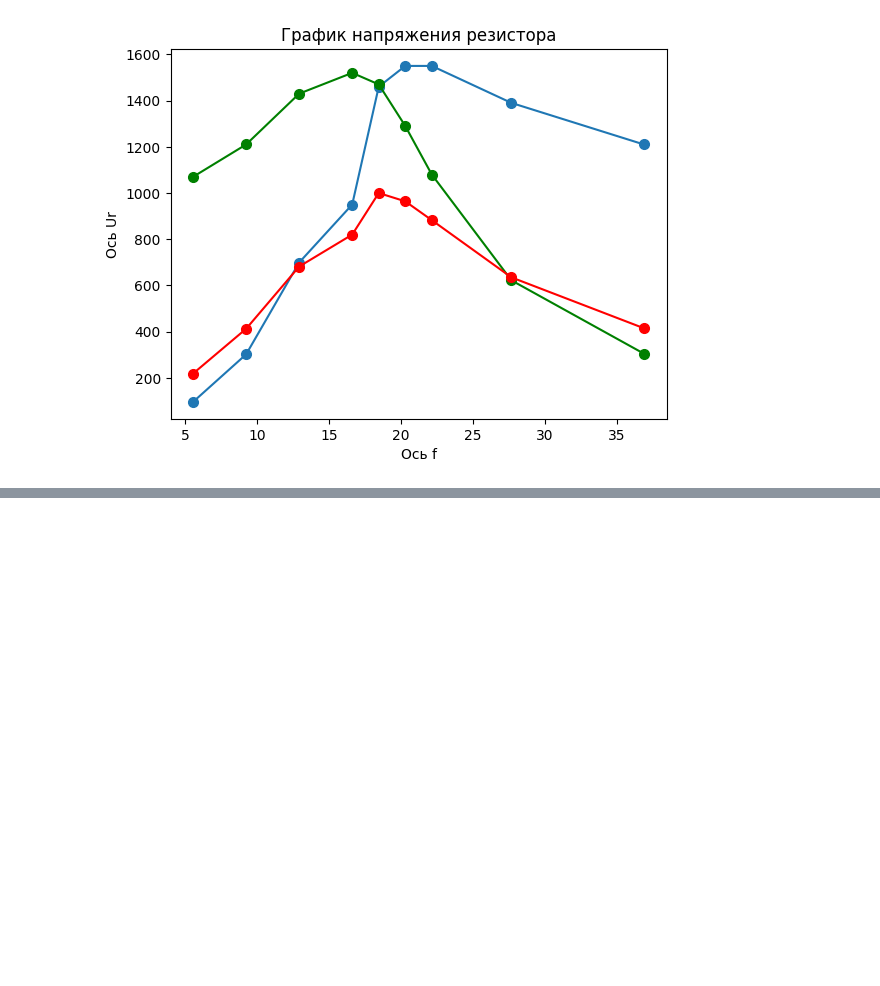
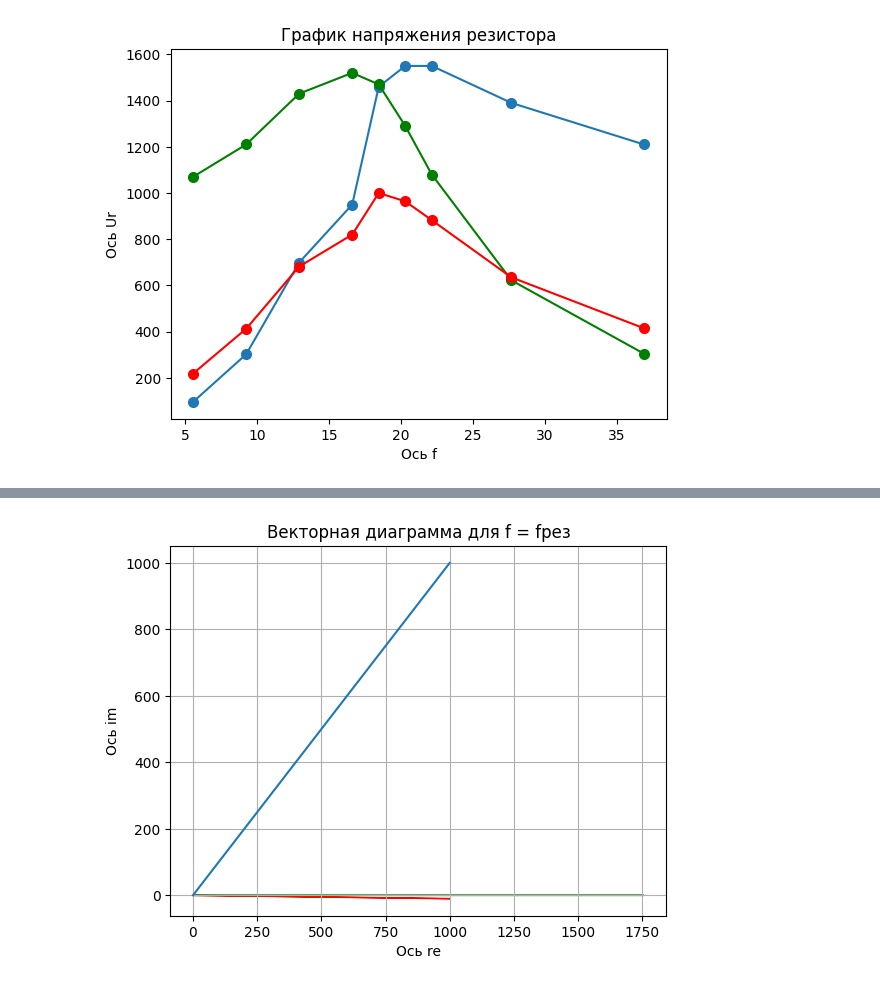
Before and after one commit to ian4ick/MIREA_fork, a Jupyter notebook: InfAndCompTechnology/Bachelor/2 course/1 Term/Electronics/Labs/2.ipynb, the cells around one changed output, grey strips where cells are left out. Saved outputs shown, nothing was run; the diff lists cells and outputs as text; code cells hidden in the pictures; blank space fills up the shorter version.

```diff
--- a/InfAndCompTechnology/Bachelor/2 course/1 Term/Electronics/Labs/2.ipynb
+++ b/InfAndCompTechnology/Bachelor/2 course/1 Term/Electronics/Labs/2.ipynb
@@ -170,0 +188,12 @@ plt.show()
+# %%
+y = np.arange(0, 1001, 100)
+plt.plot(x, y)
+plt.arrow(0, 0,Ur[4], Ul[4] - Uc[4], color = 'red', width = 0.5 )
+plt.arrow(0, 0,I[4] * 100, 0, color = 'green', width = 0.5 )
+plt.title('Векторная диаграмма для f = fрез')
+plt.xlabel('Ось re')
+plt.ylabel('Ось im')
+plt.grid()
+plt.show()
+# %% [output]
+[figure, added]
```
Also changed, not shown: parts of 5 cells of this notebook, 16 other files.
